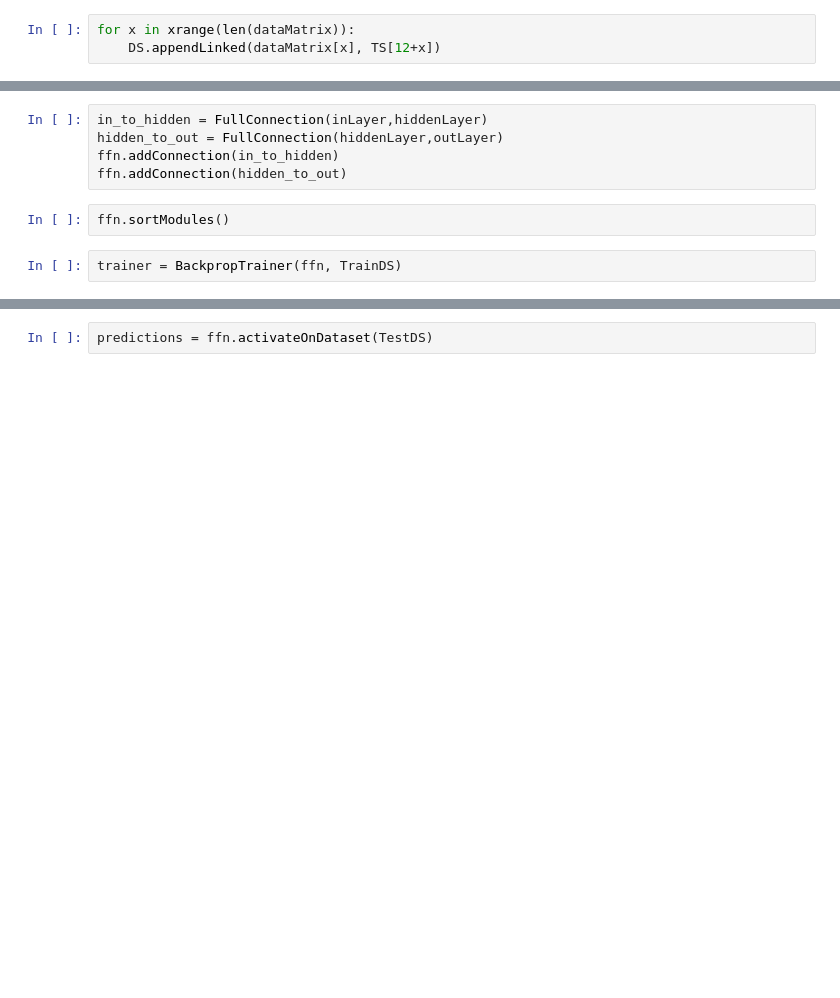
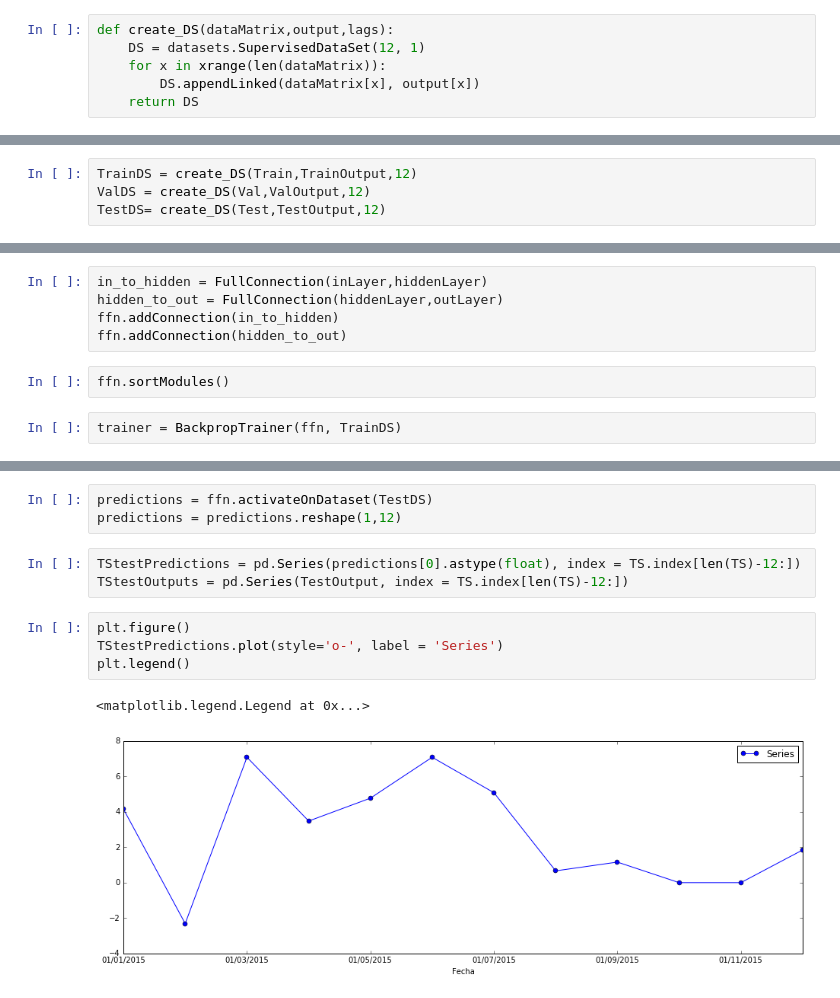
Before and after one commit to Ark93/RedNeuronal, a Jupyter notebook: FFNN.ipynb, the cells around one changed output, grey strips where cells are left out. Drawn from its saved outputs; the diff is of its cells as text; blank space fills up the shorter version.

Commit message:
First predictions and comparation

```diff
--- a/FFNN.ipynb
+++ b/FFNN.ipynb
@@ -156,3 +163,6 @@ DS = datasets.SupervisedDataSet(12, 1)
 # %%
-for x in xrange(len(dataMatrix)):
-    DS.appendLinked(dataMatrix[x], TS[12+x])
+def create_DS(dataMatrix,output,lags):
+    DS = datasets.SupervisedDataSet(12, 1)
+    for x in xrange(len(dataMatrix)):
+        DS.appendLinked(dataMatrix[x], output[x])
+    return DS
@@ -183 +169,5 @@ len(ValDS)
+# %%
+TrainDS = create_DS(Train,TrainOutput,12)
+ValDS = create_DS(Val,ValOutput,12)
+TestDS= create_DS(Test,TestOutput,12)
 # %% [markdown]
@@ -205,2 +215,13 @@ trainer.trainUntilConvergence(verbose= True, maxEpochs=1000, validationProportio
 # %%
 predictions = ffn.activateOnDataset(TestDS)
+predictions = predictions.reshape(1,12)
+# %%
+TStestPredictions = pd.Series(predictions[0].astype(float), index = TS.index[len(TS)-12:])
+TStestOutputs = pd.Series(TestOutput, index = TS.index[len(TS)-12:])
+# %%
+plt.figure()
+TStestPredictions.plot(style='o-', label = 'Series')
+plt.legend()
+# %% [output]
+<matplotlib.legend.Legend at 0x...>
+[figure, added]
```
Also changed, not shown: parts of 22 cells of this notebook.
